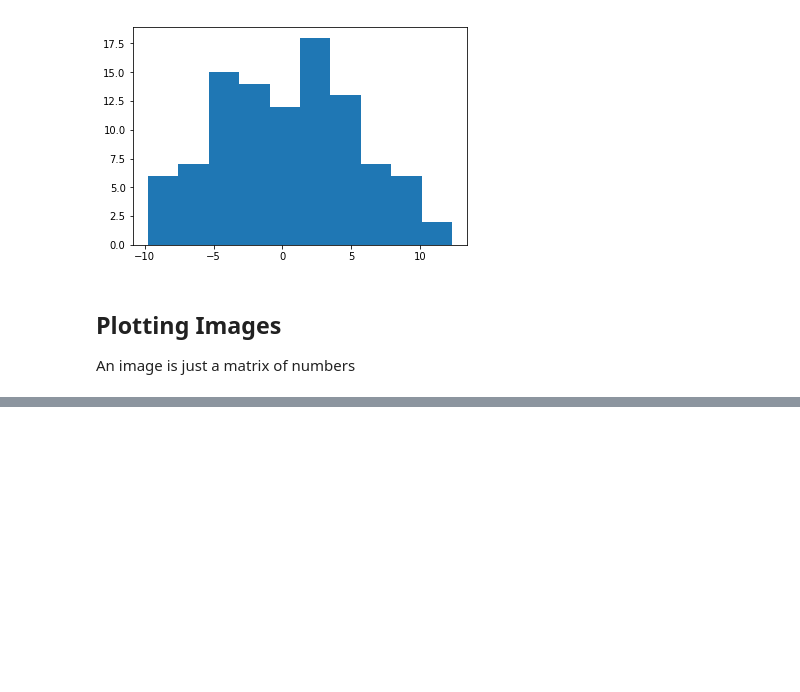
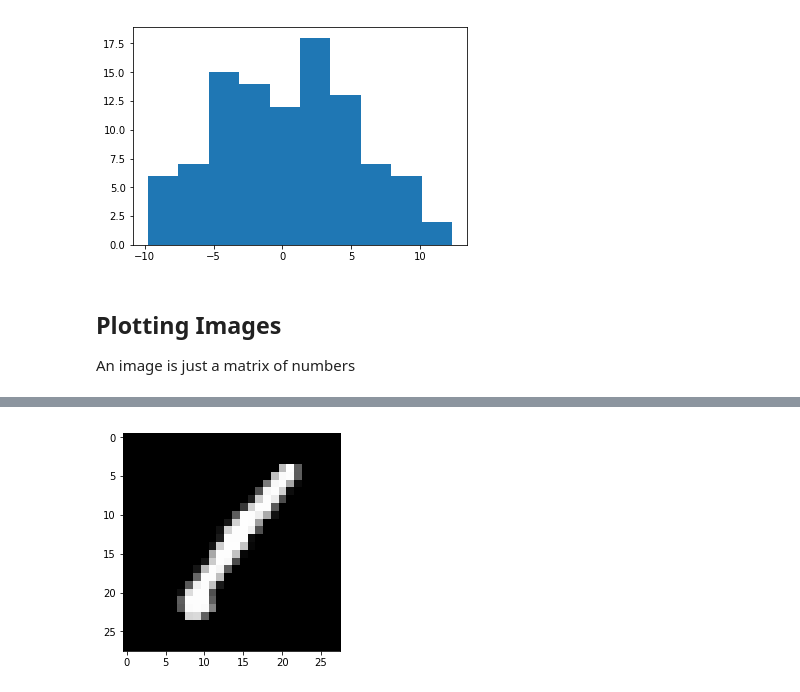
Before and after one commit to standemdem/simplon-orange, a Jupyter notebook: Numpy_Pandas/Udemy_Matplotlib.py.ipynb, the cells around one changed output, grey strips where cells are left out. Drawn from its saved outputs; the diff is of its cells as text; code cells hidden in the pictures; blank space fills up the shorter version.

```diff
--- a/Numpy_Pandas/Udemy_Matplotlib.py.ipynb
+++ b/Numpy_Pandas/Udemy_Matplotlib.py.ipynb
@@ -94,0 +124,5 @@ An image is just a matrix of numbers
+# %%
+plt.imshow(im, cmap="gray")
+plt.show()
+# %% [output]
+[figure, added]
```
Also changed, not shown: parts of 7 cells of this notebook, 3 other files.
